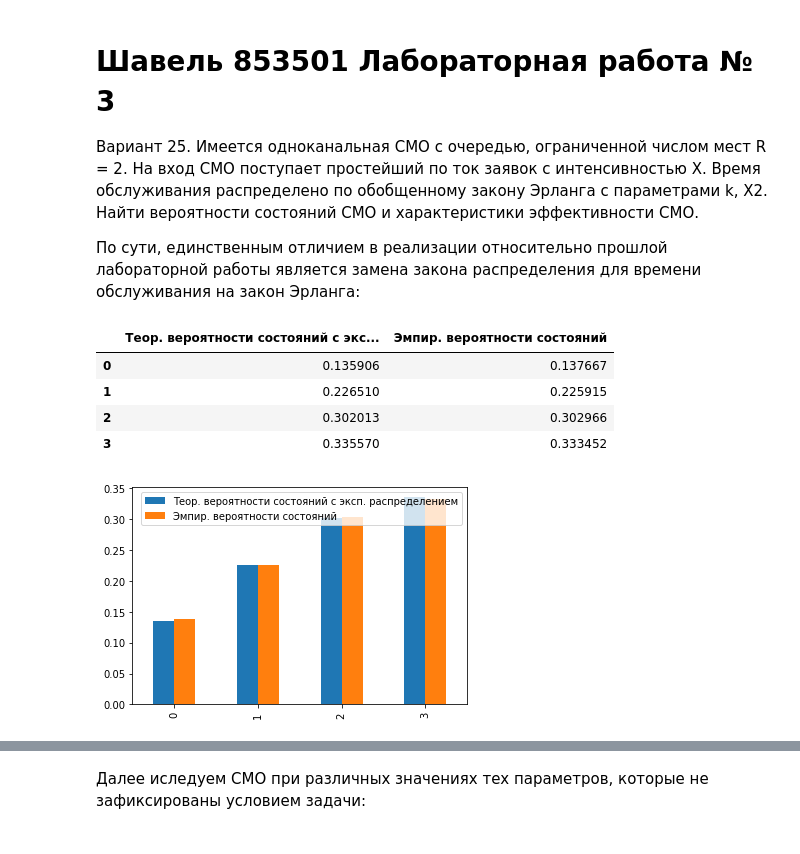
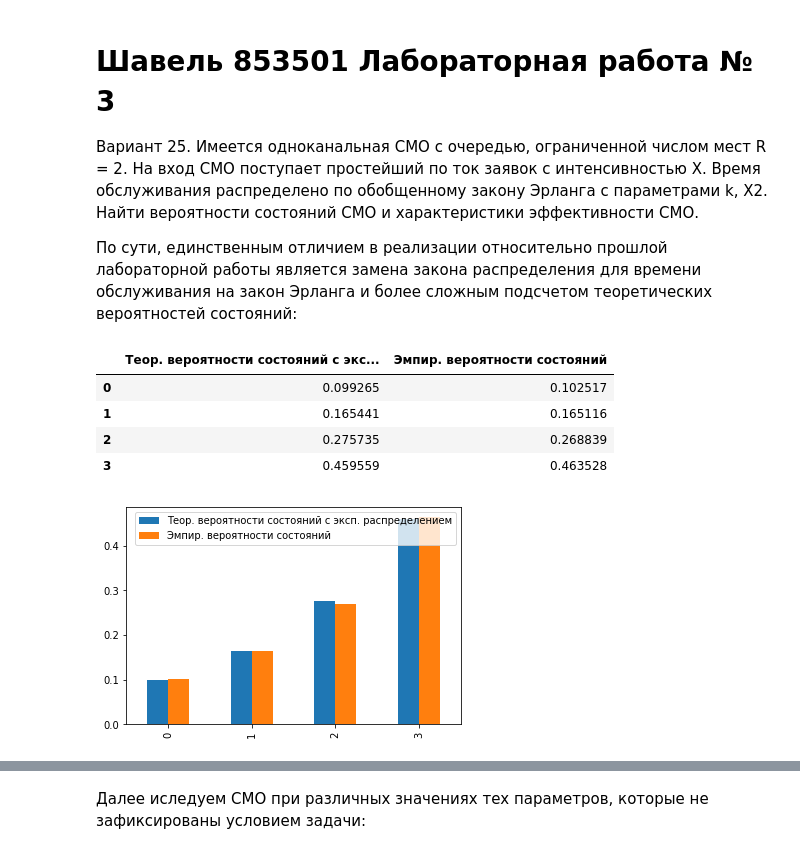
Before and after one commit to Qwertenx/mmod-labs, a Jupyter notebook: lab3_mmod.ipynb, the cells around one changed output, grey strips where cells are left out. Drawn from its saved outputs; the diff is of its cells as text; code cells hidden in the pictures.

```diff
--- a/lab3_mmod.ipynb
+++ b/lab3_mmod.ipynb
@@ -3,7 +3,7 @@
 
 Вариант 25. Имеется одноканальная СМО с очередью, ограниченной числом мест R = 2. На вход СМО поступает простейший по ток заявок с интенсивностью X. Время обслуживания распределено по обобщенному закону Эрланга с параметрами k, X2. Найти вероятности состояний СМО и характеристики эффективности СМО.
 
-По сути, единственным отличием в реализации относительно прошлой лабораторной работы является замена закона распределения для времени обслуживания на закон Эрланга:
+По сути, единственным отличием в реализации относительно прошлой лабораторной работы является замена закона распределения для времени обслуживания на закон Эрланга и более сложным подсчетом теоретических вероятностей состояний:
 # %%
 import numpy as np
 import pandas as pd
@@ -185,18 +174,15 @@ class Simulator:
                                    index=indices)
         display(df_features)
 # %%
-sim = Simulator(channels_cnt=1,
-              queue_size=2,
-              rq_intensity=1/3,
+sim = Simulator(rq_intensity=1/3,
               service_shape=1,
-              service_intensity=1/5,
-              leave_intensity=1/20)
+              service_intensity=1/5)
 sim.full_compare()
 # %% [output]
 |  | Теор. вероятности состояний с экс... | Эмпир. вероятности состояний |
-| 0 | 0.135906 | 0.137667 |
-| 1 | 0.226510 | 0.225915 |
-| 2 | 0.302013 | 0.302966 |
-| 3 | 0.335570 | 0.333452 |
+| 0 | 0.099265 | 0.102517 |
+| 1 | 0.165441 | 0.165116 |
+| 2 | 0.275735 | 0.268839 |
+| 3 | 0.459559 | 0.463528 |
-[figure, old version]
+[figure, new version]
 |  | Теор. показатели с эксп. распреде... | Эмп. показатели |
```
Also changed, not shown: parts of 12 cells of this notebook.
